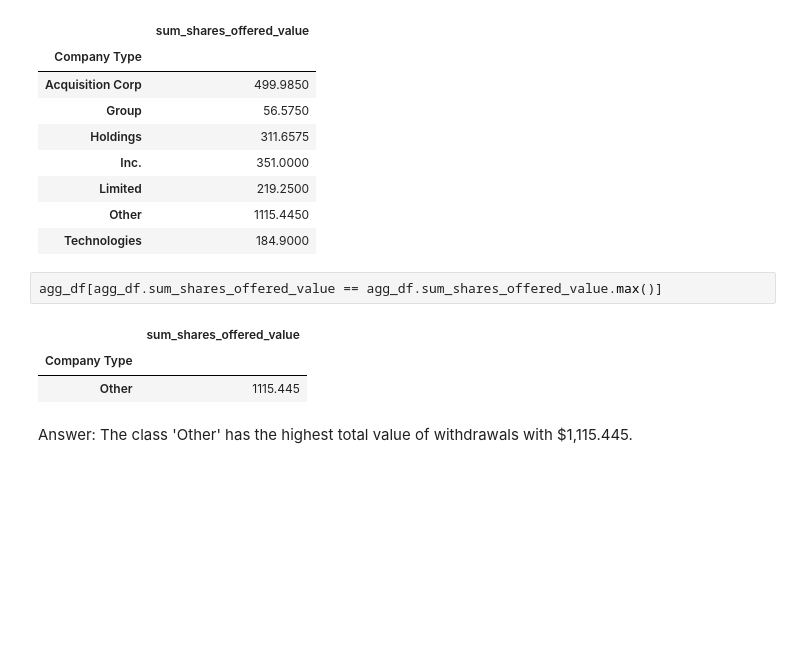
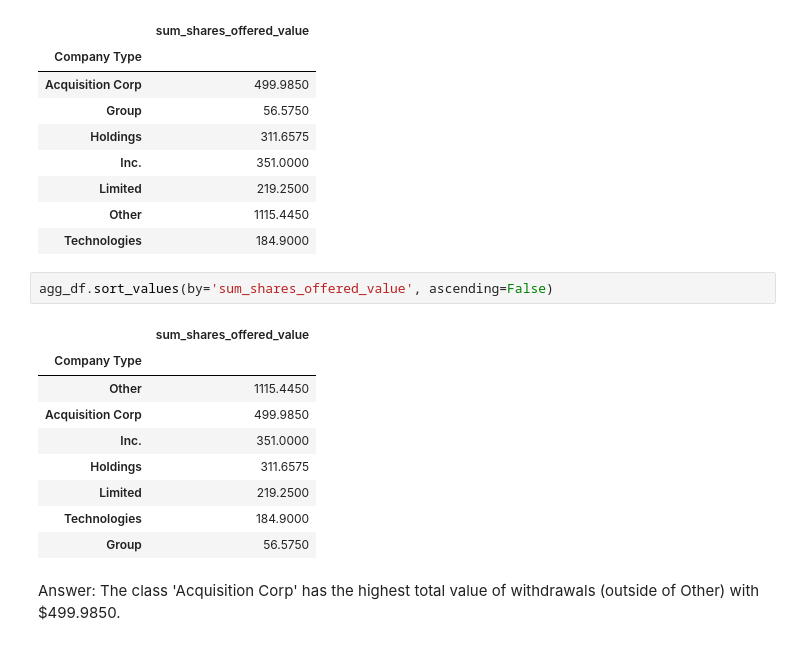
Before and after one commit to romadvincula/learn, a Jupyter notebook: dtc/stock-market-analytics-zoomcamp-2026/02-dataframe-analysis/homework2_answered.ipynb, the cells around one changed output. Saved outputs shown, nothing was run; the diff lists cells and outputs as text; blank space fills up the shorter version.

Commit message:
updated answer in question 1 hw2 of SMA 2026

```diff
--- a/dtc/stock-market-analytics-zoomcamp-2026/02-dataframe-analysis/homework2_answered.ipynb
+++ b/dtc/stock-market-analytics-zoomcamp-2026/02-dataframe-analysis/homework2_answered.ipynb
@@ -150,11 +150,17 @@ agg_df
 | Limited | 219.2500 |
 | Other | 1115.4450 |
 | Technologies | 184.9000 |
-# %%
-agg_df[agg_df.sum_shares_offered_value == agg_df.sum_shares_offered_value.max()]
-# %% [output]
-|  | sum_shares_offered_value |
-| Company Type |  |
-| Other | 1115.445 |
+# %%
+agg_df.sort_values(by='sum_shares_offered_value', ascending=False)
+# %% [output]
+|  | sum_shares_offered_value |
+| Company Type |  |
+| Other | 1115.4450 |
+| Acquisition Corp | 499.9850 |
+| Inc. | 351.0000 |
+| Holdings | 311.6575 |
+| Limited | 219.2500 |
+| Technologies | 184.9000 |
+| Group | 56.5750 |
 # %% [markdown]
-Answer: The class 'Other' has the highest total value of withdrawals with $1,115.445.
+Answer: The class 'Acquisition Corp' has the highest total value of withdrawals (outside of Other) with $499.9850.
```
